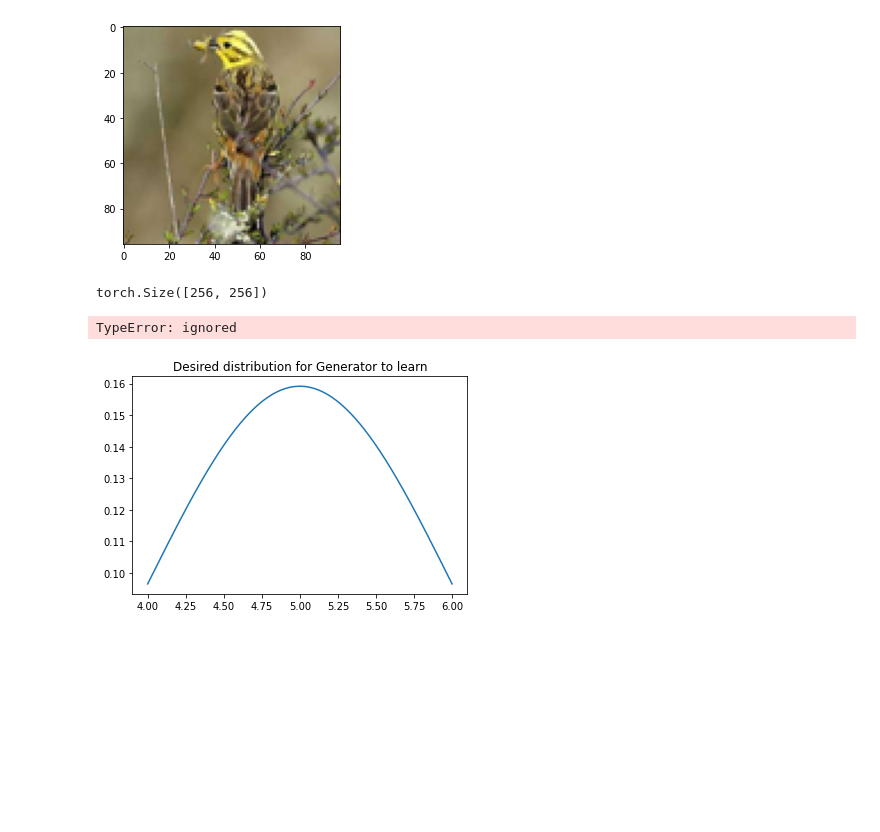
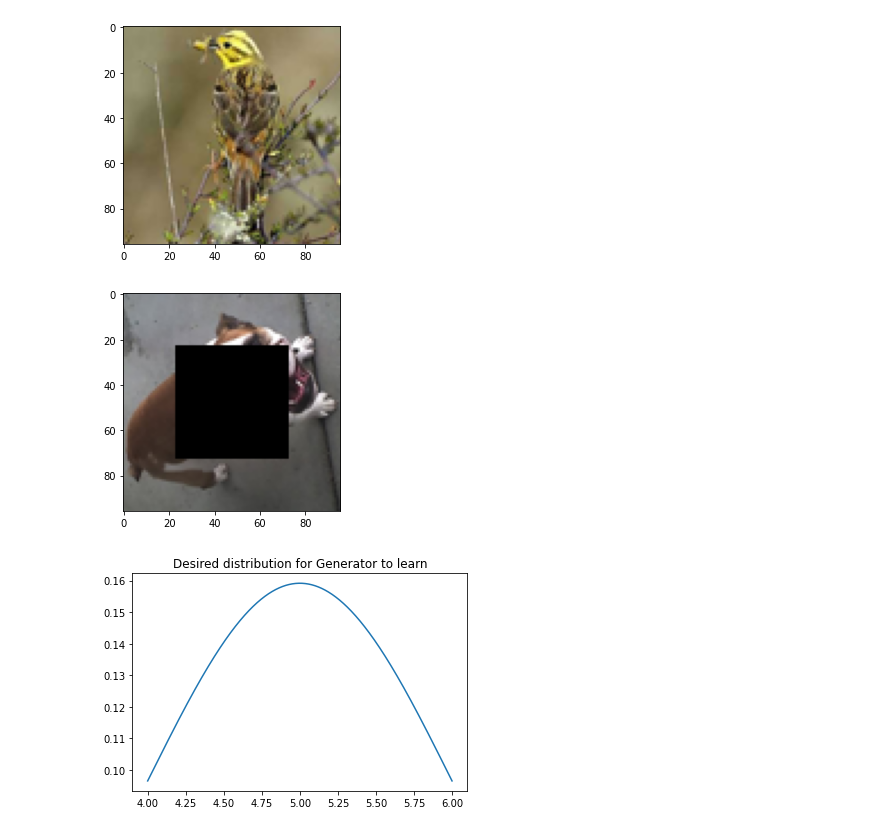
Before and after one commit to abhishek-rr/CV-Image-inpaining, a Jupyter notebook: CV_v1.ipynb, the cells around one changed output. Drawn from its saved outputs; the diff is of its cells as text; code cells hidden in the pictures; blank space fills up the shorter version.

Commit message:
made the DataManipulator class

```diff
--- a/CV_v1.ipynb
+++ b/CV_v1.ipynb
@@ -80,8 +87,3 @@ t = images[0]
 plot_image(t)
 # %% [output]
 [figure]
-# %%
-image = torch.rand(256,256)
-image.size()
-# %% [output]
-torch.Size([256, 256])
@@ -132,10 +90,35 @@ def generate_dataloader(data, name, transform):
-# %%
-imagenet_data = dset.CocoCaptions()
-data_loader = torch.utils.data.DataLoader(imagenet_data,
-                                          batch_size=4,
-                                          shuffle=True)
-# %% [output]
-TypeError: ignored
+# %%
+# Method to create the mask matrix to crop the images however we want
+class DataManipulator:
+    def __init__(self, image_size=(96,96), crop_center=(48,48), crop_size=(50,50)):
+        self.image_size = image_size
+        self.crop_center = crop_center
+        self.crop_size = crop_size
+
+        # Create masks to crop the images and calculate the loss
+
+        self.crop_mask = torch.ones(image_size)
+        self.loss_mask = torch.zeros(image_size)
+
+        x1 = self.crop_center[0]-int(self.crop_size[0]/2)
+        x2 = self.crop_center[0]+int(self.crop_size[0]/2)
+
+        y1 = self.crop_center[1]-int(self.crop_size[1]/2)
+        y2 = self.crop_center[1]+int(self.crop_size[1]/2)
+        self.crop_mask[x1:x2, y1:y2] = 0
+        self.loss_mask[x1:x2, y1:y2] = 1
+
+        self.crop_mask = self.crop_mask.expand(3,-1,-1)
+        self.loss_mask = self.loss_mask.expand(3,-1,-1)
+
+    def crop_image(self, image):
+
+        return torch.mul(image, self.crop_mask)
+
+data_man = DataManipulator()
+plot_image(data_man.crop_image(x[6]))
+# %% [output]
+[figure, added]
 # %%
 # Cells to implement simple GAN to learn a set Gaussian distribution
 
```
Also changed, not shown: parts of 7 cells of this notebook.
